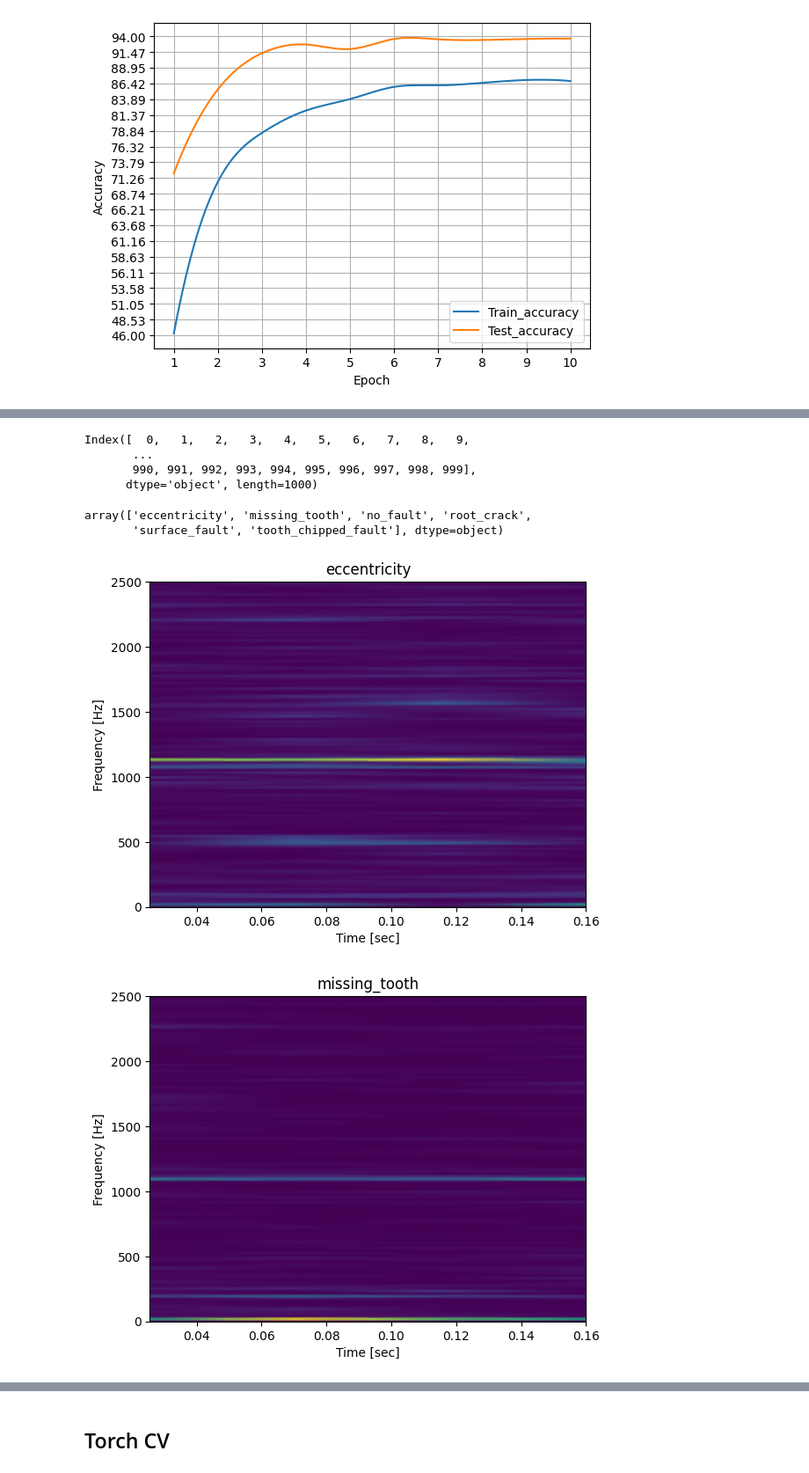
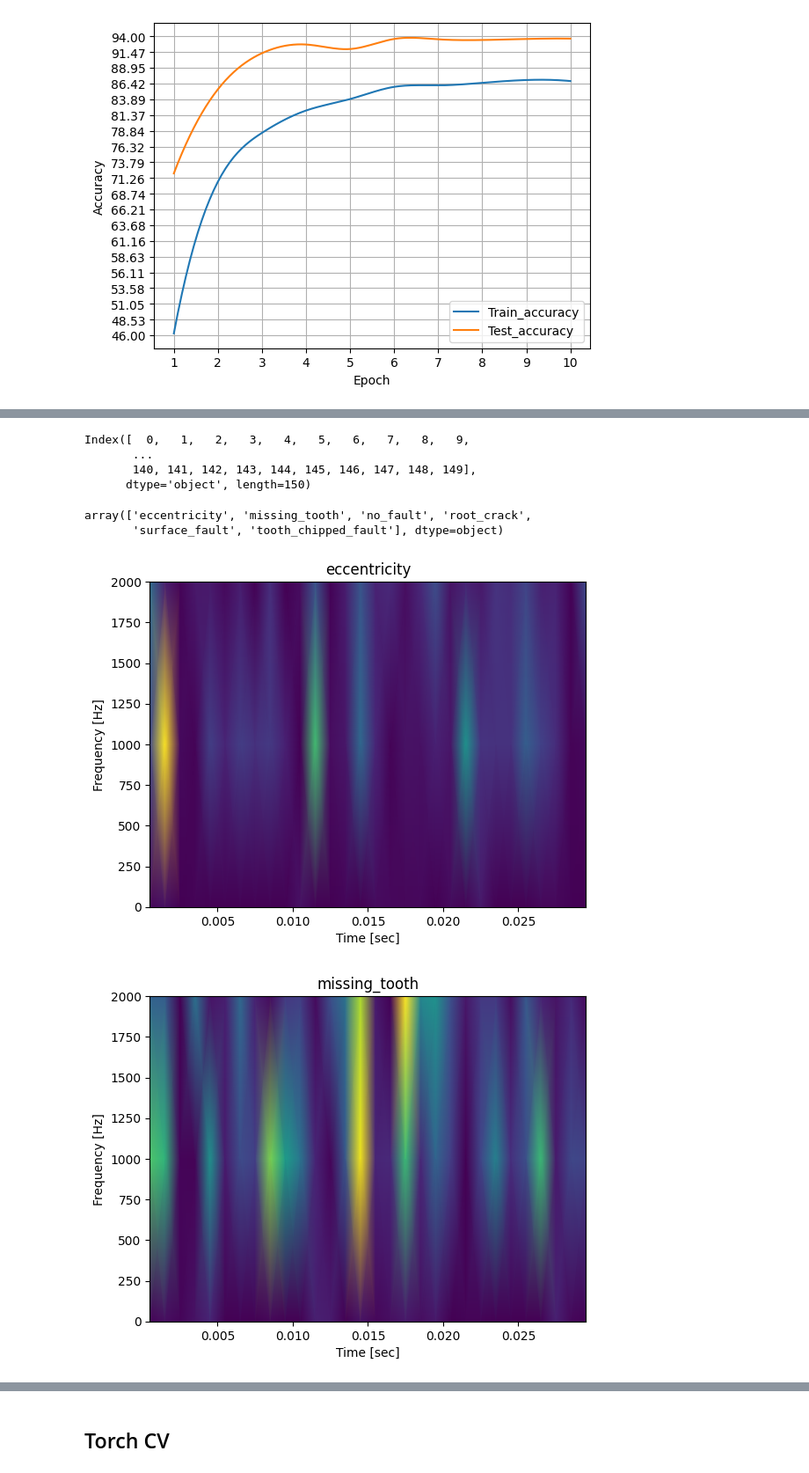
Before and after one commit to ShuvalovDR/Gears, a Jupyter notebook: Gears.ipynb, the cells around one changed output, grey strips where cells are left out. Shown at 88% size. Cells and saved outputs as stored; diff of their text form; code cells hidden in the pictures.

Commit message:
Added fast data collection

```diff
--- a/Gears.ipynb
+++ b/Gears.ipynb
@@ -916,7 +1252,7 @@ plt.show()
 # %% [output]
 [figure]
 # %%
-big_data = get_all_features_and_targets(n_cols=1000, do_fft=False)
+big_data = get_all_features_and_targets(n_cols=150, do_fft=False)
 # %%
 big_data
 # %% [output]
@@ -939,8 +1275,8 @@ num_cols
 # %% [output]
 Index([  0,   1,   2,   3,   4,   5,   6,   7,   8,   9,
        ...
-       990, 991, 992, 993, 994, 995, 996, 997, 998, 999],
-      dtype='object', length=1000)
+       140, 141, 142, 143, 144, 145, 146, 147, 148, 149],
+      dtype='object', length=150)
 # %%
 #scaler = StandardScaler()
 #big_data[num_cols] = scaler.fit_transform(big_data[num_cols])
@@ -952,12 +1288,13 @@ array(['eccentricity', 'missing_tooth', 'no_fault', 'root_crack',
        'surface_fault', 'tooth_chipped_fault'], dtype=object)
 # %%
 for defect_name in big_data.defect.unique():
-    f, t, Sxx = signal.spectrogram(big_data[big_data['defect'] == defect_name].drop(columns=['defect', 'velocity', 'load']).values[0, :], fs=1/0.0002)
+    f, t, Sxx = signal.spectrogram(big_data[big_data['defect'] == defect_name].drop(columns=['defect', 'velocity', 'load']).values[0, :], fs=1/0.0002, nperseg=5)
+
     plt.pcolormesh(t, f, Sxx, shading='gouraud')
     plt.ylabel('Frequency [Hz]')
     plt.xlabel('Time [sec]')
     plt.title(defect_name)
     plt.show()
 # %% [output]
-[figure, old version]
+[figure, new version]
-[figure, old version]
+[figure, new version]
```
Also changed, not shown: parts of 31 cells of this notebook.
